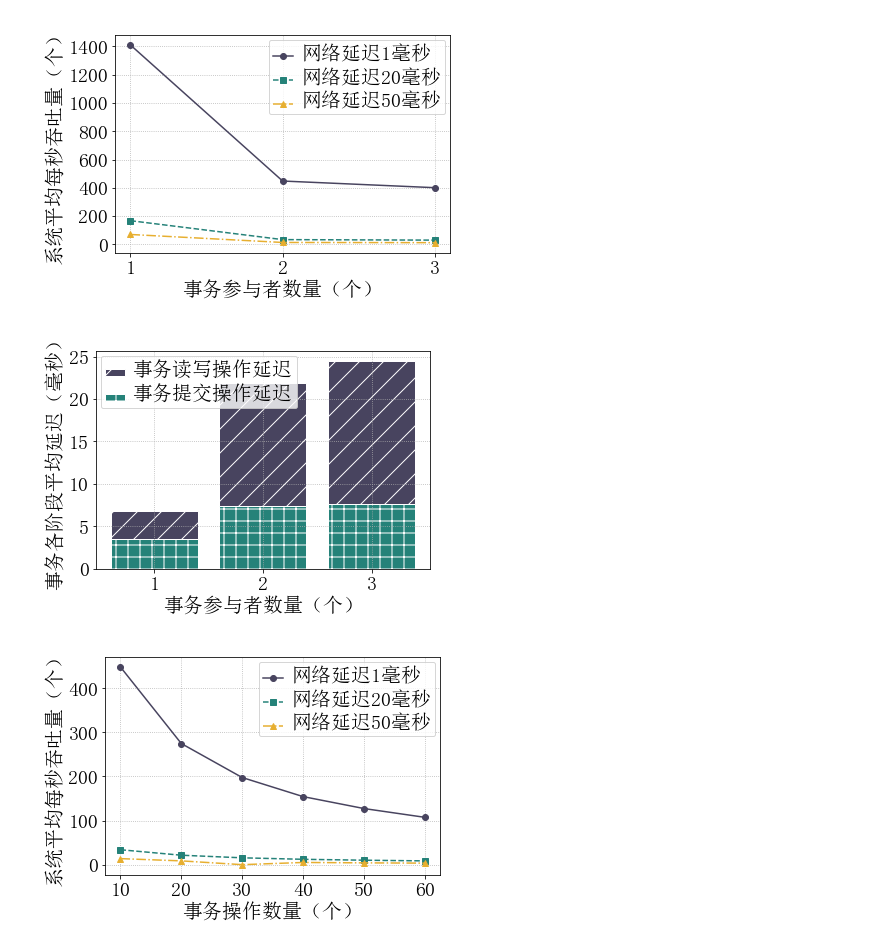
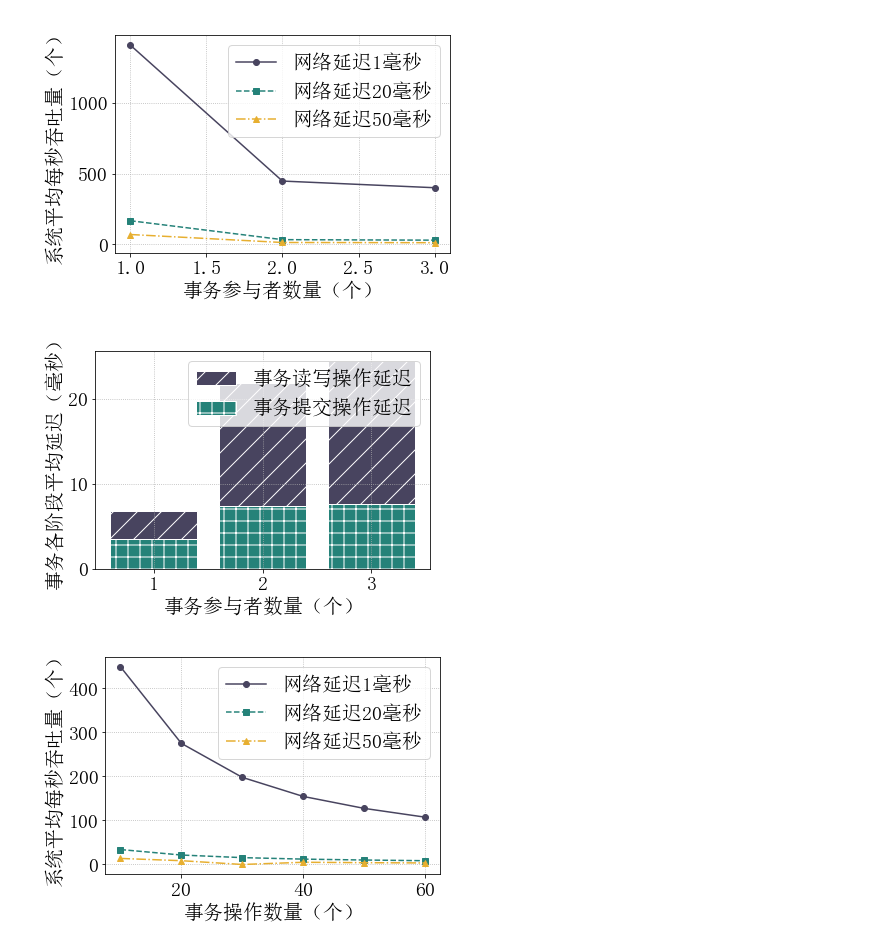
Before and after one commit to HoniiTro19/oceanbase, a Jupyter notebook: testbench/script/graphs.ipynb, the cells around one changed output. Drawn from its saved outputs; the diff is of its cells as text; code cells hidden in the pictures.

```diff
--- a/testbench/script/graphs.ipynb
+++ b/testbench/script/graphs.ipynb
@@ -1,10 +1,9 @@
 # %%
 import numpy as np
 import matplotlib.pyplot as plt
-from matplotlib.font_manager import FontProperties
 
-font = FontProperties(fname="/home/zhd/linux-fonts/simsun.ttc", size=20)
-plt.rcParams['pdf.fonttype'] = 42
+plt.rcParams['font.sans-serif'] = ['SimSun']
+plt.rcParams['font.size'] = 20
 
 #label在图示(legend)中显示。若为数学公式，则最好在字符串前后添加"$"符号
 #color：b:blue、g:green、r:red、c:cyan、m:magenta、y:yellow、k:black、w:white、、、
@@ -58,42 +57,30 @@ plt.plot(x, operations10_delay1_tps, linestyle="-", color=color1, marker="o", la
 plt.plot(x, operations10_delay20_tps, linestyle="--", color=color2, marker="s", label="网络延迟20毫秒", linewidth=1.5)
 plt.plot(x, operations10_delay50_tps, linestyle="-.", color=color3, marker="^", label="网络延迟50毫秒", linewidth=1.5)
 
-plt.xticks(x, fontproperties=font)
-plt.yticks(fontproperties=font)
-plt.xlabel("事务参与者数量（个）", fontproperties=font)
-plt.ylabel("系统平均每秒吞吐量（个）", fontproperties=font)
-
+plt.xlabel("事务参与者数量（个）")
+plt.ylabel("系统平均每秒吞吐量（个）")
 plt.legend(loc=0, numpoints=1)
-leg = plt.gca().get_legend()
-ltext = leg.get_texts()
-plt.setp(ltext, fontproperties=font)
 
 plt.savefig("../result/participant-delay-tps.pdf", bbox_inches="tight")
 plt.show()
 # %% [output]
-[figure, old version]
+[figure, new version]
 # %%
 # x轴参与者数量，y轴延迟，堆叠柱状图，图例延迟类型
 plt.figure()
 plt.grid(linestyle = ":") #设置背景网格线为虚线
 
 x = np.array([1, 2, 3])
 bar_rw_latency = plt.bar(x, operations10_delay1_txn_latency, label="事务读写操作延迟", color=color1, edgecolor="white", hatch="/")
 bar_commit_latency = plt.bar(x, operations10_delay1_commit_latency, label="事务提交操作延迟", color=color2, edgecolor="white", hatch="+")
-plt.xticks(x, fontproperties=font)
-plt.yticks(fontproperties=font)
-plt.xlabel("事务参与者数量（个）", fontproperties=font)
-plt.ylabel("事务各阶段平均延迟（毫秒）", fontproperties=font)
-
+plt.xlabel("事务参与者数量（个）")
+plt.ylabel("事务各阶段平均延迟（毫秒）")
 plt.legend(loc=0, numpoints=1)
-leg = plt.gca().get_legend()
-ltext = leg.get_texts()
-plt.setp(ltext, fontproperties=font)
 
 plt.savefig("../result/participant-stage-latency.pdf", bbox_inches="tight")
 plt.show()
 # %% [output]
-[figure, old version]
+[figure, new version]
 # %%
 # x轴操作数量，y轴吞吐量，折线图，图例网络延迟
 plt.figure()
@@ -104,20 +91,14 @@ plt.plot(x, participants2_delay1_tps, linestyle="-", color=color1, marker="o", l
 plt.plot(x, participants2_delay20_tps, linestyle="--", color=color2, marker="s", label="网络延迟20毫秒", linewidth=1.5)
 plt.plot(x, participants2_delay50_tps, linestyle="-.", color=color3, marker="^", label="网络延迟50毫秒", linewidth=1.5)
 
-plt.xticks(x, fontproperties=font)
-plt.yticks(fontproperties=font)
-plt.xlabel("事务操作数量（个）", fontproperties=font)
-plt.ylabel("系统平均每秒吞吐量（个）", fontproperties=font)
-
+plt.xlabel("事务操作数量（个）")
+plt.ylabel("系统平均每秒吞吐量（个）")
 plt.legend(loc=0, numpoints=1)
-leg = plt.gca().get_legend()
-ltext = leg.get_texts()
-plt.setp(ltext, fontproperties=font)
 
 plt.savefig("../result/operation-delay-tps.pdf", bbox_inches="tight")
 plt.show()
 # %% [output]
-[figure, old version]
+[figure, new version]
 # %%
 # x轴操作数量，y轴延迟，堆叠柱状图，图例延迟类型
 plt.figure()
```
Also changed, not shown: parts of 14 cells of this notebook, 2 other files.
